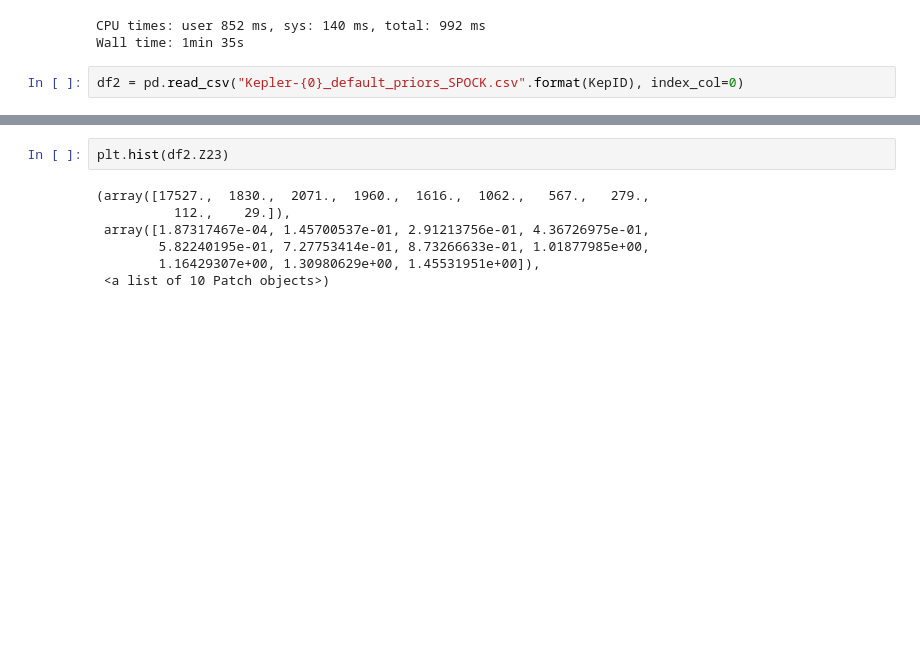
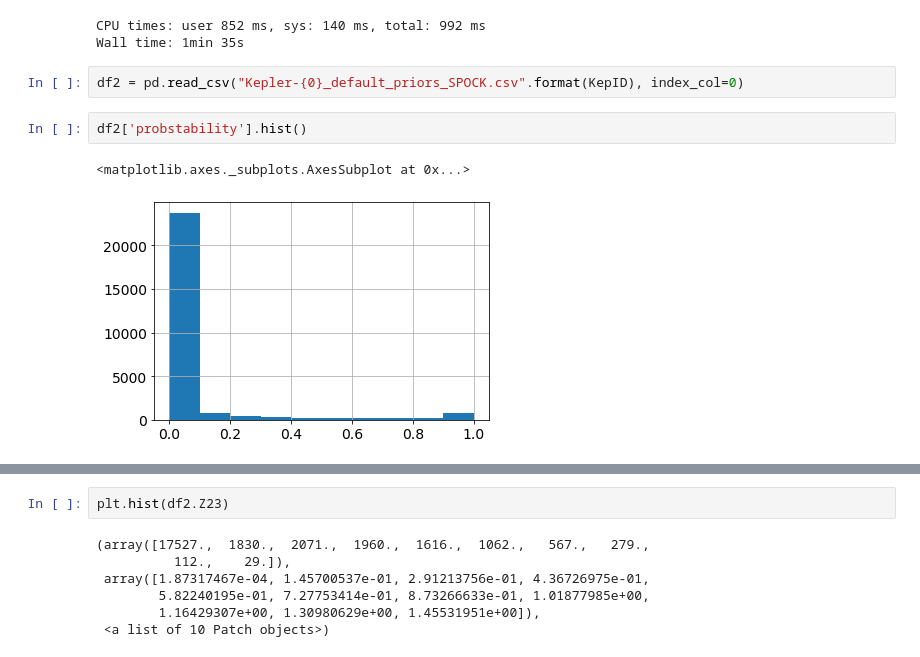
Before and after one commit to dtamayo/Stability-Priors, a Jupyter notebook: K23_Hadden_Zs.ipynb, the cells around one changed output, grey strips where cells are left out. Saved outputs shown, nothing was run; the diff lists cells and outputs as text; blank space fills up the shorter version.

```diff
--- a/K23_Hadden_Zs.ipynb
+++ b/K23_Hadden_Zs.ipynb
@@ -120,3 +181,8 @@ CPU times: user 852 ms, sys: 140 ms, total: 992 ms
 Wall time: 1min 35s
 # %%
 df2 = pd.read_csv("Kepler-{0}_default_priors_SPOCK.csv".format(KepID), index_col=0)
+# %%
+df2['probstability'].hist()
+# %% [output]
+<matplotlib.axes._subplots.AxesSubplot at 0x...>
+[figure, added]
```
Also changed, not shown: parts of 83 cells of this notebook, 11 other files.
